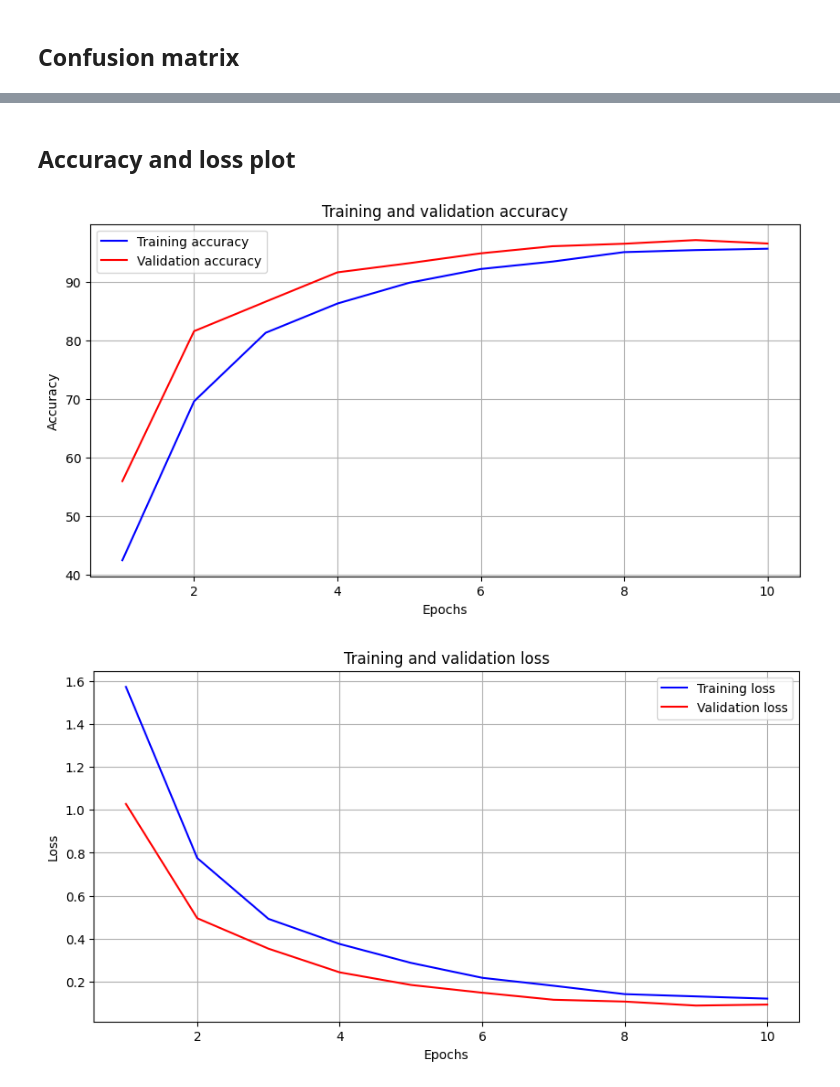
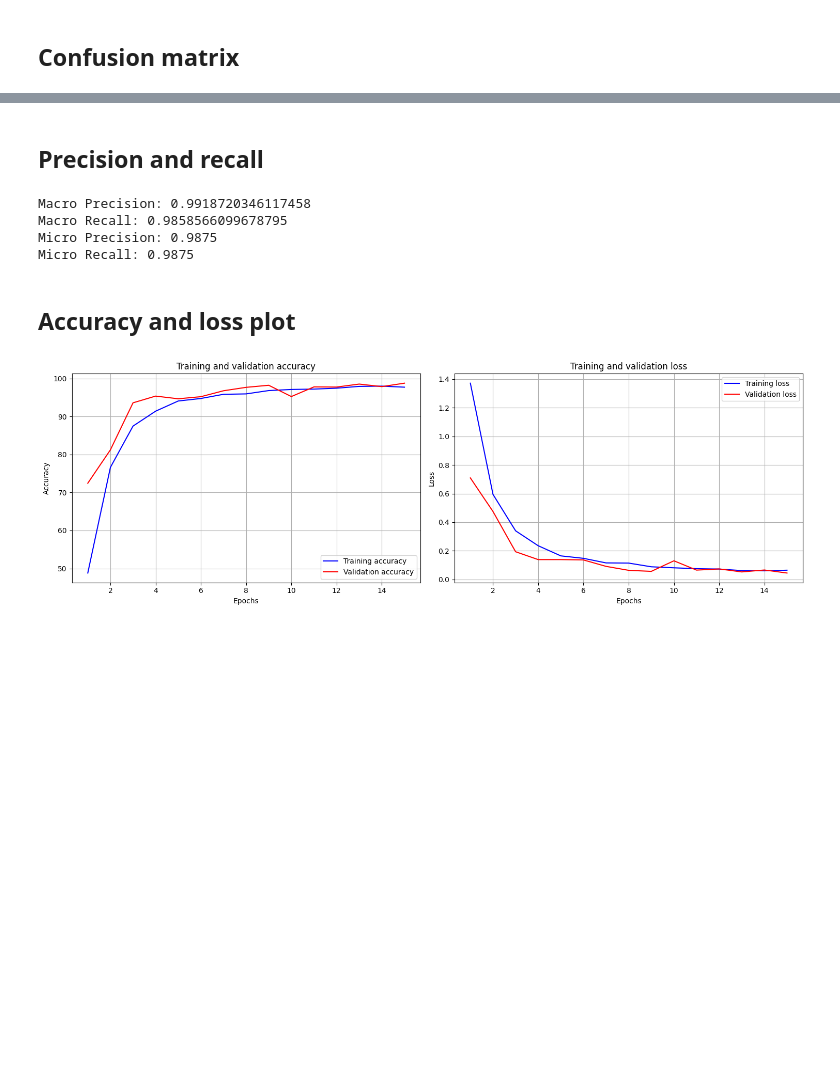
Before and after one commit to Moarcas/AccentClassifier, a Jupyter notebook: code/models/modelCNN_amplitude.ipynb, the cells around one changed output, grey strips where cells are left out. Drawn from its saved outputs; the diff is of its cells as text; code cells hidden in the pictures; blank space fills up the shorter version.

Commit message:
Saved model parameters

```diff
--- a/code/models/modelCNN_amplitude.ipynb
+++ b/code/models/modelCNN_amplitude.ipynb
@@ -47,8 +47,8 @@ class AudioDataset(Dataset):
         label = self.labels[idx]
         return data, label
 
-features_path = '/kaggle/input/audio-dataset/amplitude_features.npy'
-labels_path = '/kaggle/input/audio-dataset/labels.npy'
+features_path = '/content/drive/MyDrive/licenta/arrays/amplitude_features.npy'
+labels_path = '/content/drive/MyDrive/licenta/arrays/labels.npy'
 dataset = AudioDataset(data_filepath=features_path, labels_filepath=labels_path)
 # %% [markdown]
 ## Normalization functions
@@ -223,7 +223,7 @@ model = AccentClassifier().to(device)
 # %%
 hyperparams = {
     'lr': 1e-3,
-    'num_epochs': 10,
+    'num_epochs': 15,
     'optimizer': "adam",
     'momentum': 0.9,
 }
@@ -341,29 +356,58 @@ sn.heatmap(df_cm, annot=True, fmt='g')
+# %% [markdown]
+## Precision and recall
+# %%
+predictions, labels = get_predictions_and_labels(model, test_dataloader, device)
+predictions, labels = predictions.cpu(), labels.cpu()
+
+
+precision = precision_score(labels, predictions, average='macro')
+recall = recall_score(labels, predictions, average='macro')
+
+print()
+print(f'Macro Precision: {precision}')
+print(f'Macro Recall: {recall}')
+
+# Micro-averaged precision and recall
+precision_micro = precision_score(labels, predictions, average='micro')
+recall_micro = recall_score(labels, predictions, average='micro')
+
+print(f'Micro Precision: {precision_micro}')
+print(f'Micro Recall: {recall_micro}')
+# %% [output]
+Macro Precision: 0.9918720346117458
+Macro Recall: 0.9858566099678795
+Micro Precision: 0.9875
+Micro Recall: 0.9875
 # %% [markdown]
 ## Accuracy and loss plot
 # %%
 epochs = range(1, hyperparams['num_epochs'] + 1)
 
+# Create a figure with 1 row and 2 columns
+plt.figure(figsize=(15, 5))
+
 # Plotting accuracy
-plt.figure(figsize=(10, 5))
+plt.subplot(1, 2, 1)
 plt.plot(epochs, train_accuracies, 'b', label='Training accuracy')
 plt.plot(epochs, val_accuracies, 'r', label='Validation accuracy')
 plt.title('Training and validation accuracy')
 plt.xlabel('Epochs')
 plt.ylabel('Accuracy')
 plt.legend()
 plt.grid(True)
-plt.show()
 
 # Plotting loss
-plt.figure(figsize=(10, 5))
+plt.subplot(1, 2, 2)
 plt.plot(epochs, train_losses, 'b', label='Training loss')
 plt.plot(epochs, val_losses, 'r', label='Validation loss')
 plt.title('Training and validation loss')
 plt.xlabel('Epochs')
 plt.ylabel('Loss')
 plt.legend()
 plt.grid(True)
+
+# Display the plots
+plt.tight_layout()
 plt.show()
 # %% [output]
-[figure, old version]
+[figure, new version]
-[figure, removed]
```
Also changed, not shown: parts of 7 cells of this notebook.
